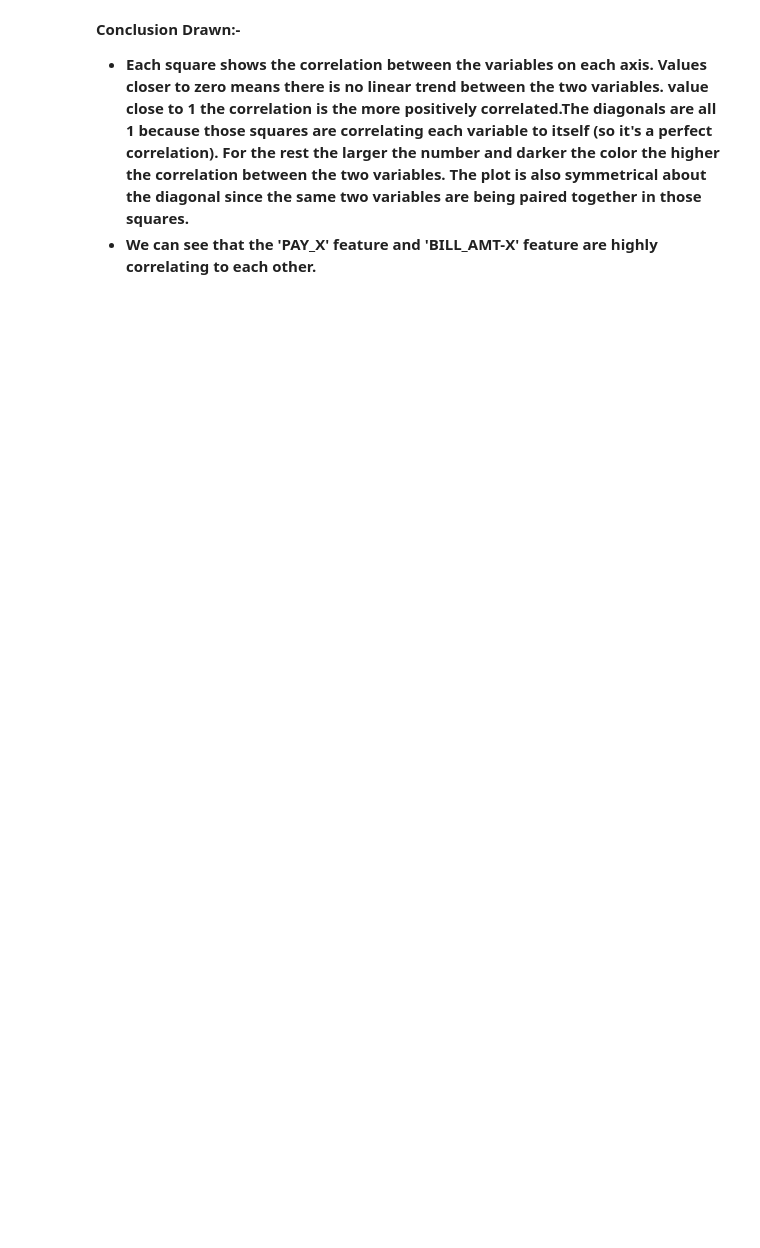
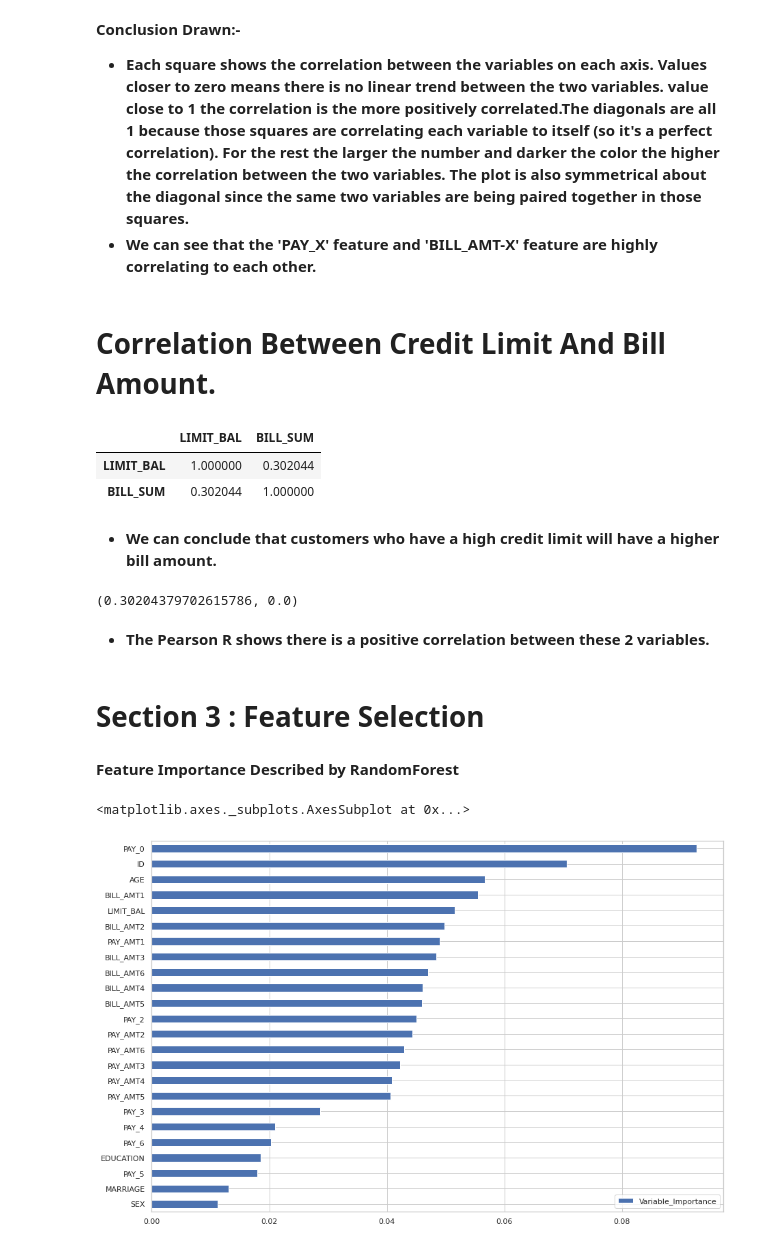
Before and after one commit to Adityasingh3008/CREDIT-CARD-DEFAULT-PREDICTION, a Jupyter notebook: Individual_Notebook_Credit_Card_Default_Prediction_(Capstone_Project_3).ipynb, the cells around one changed output. Saved outputs shown, nothing was run; the diff lists cells and outputs as text; code cells hidden in the pictures; blank space fills up the shorter version.

```diff
--- a/Individual_Notebook_Credit_Card_Default_Prediction_(Capstone_Project_3).ipynb
+++ b/Individual_Notebook_Credit_Card_Default_Prediction_(Capstone_Project_3).ipynb
@@ -751,3 +762,64 @@ sns.heatmap(abs(corr),annot = True,cmap = 'mako',annot_kws = {'size':10})
 **Conclusion Drawn:-**
  * **Each square shows the correlation between the variables on each axis. Values closer to zero means there is no linear trend between the two variables. value close to 1 the correlation is the more positively correlated.The diagonals are all 1 because those squares are correlating each variable to itself (so it's a perfect correlation). For the rest the larger the number and darker the color the higher the correlation between the two variables. The plot is also symmetrical about the diagonal since the same two variables are being paired together in those squares.**
  * **We can see that the 'PAY_X' feature and 'BILL_AMT-X' feature are highly correlating to each other.**
+# %% [markdown]
+# **Correlation Between Credit Limit And Bill Amount.**
+# %%
+dataset['BILL_SUM'] = dataset[['BILL_AMT1','BILL_AMT2','BILL_AMT3','BILL_AMT4','BILL_AMT5','BILL_AMT6']].sum(axis=1)
+credit_bill = dataset[['LIMIT_BAL','BILL_SUM']]
+credit_bill.corr()
+# %% [output]
+|  | LIMIT_BAL | BILL_SUM |
+| LIMIT_BAL | 1.000000 | 0.302044 |
+| BILL_SUM | 0.302044 | 1.000000 |
+# %% [markdown]
+* **We can conclude that customers who have a high credit limit will have a higher bill amount.**
+# %%
+from scipy import stats
+
+credit_limit = dataset['LIMIT_BAL']
+bill_amount = dataset[['BILL_AMT1','BILL_AMT2','BILL_AMT3','BILL_AMT4','BILL_AMT5','BILL_AMT6']].sum(axis=1)
+
+stats.pearsonr(credit_limit, bill_amount)
+# %% [output]
+(0.30204379702615786, 0.0)
+# %% [markdown]
+* **The Pearson R shows there is a positive correlation between these 2 variables.**
+# %% [markdown]
+# **Section 3 : Feature Selection**
+# %% [markdown]
+**Feature Importance Described by RandomForest**
+# %%
+# Separate data into X and Y components
+X = dataset.iloc[:,:-1]
+y = dataset.iloc[:,-1:]
+
+# Data splitting for 80% Train/Val and 20% Test
+X_train, X_test, y_train, y_test = train_test_split(X, y, test_size = 0.2, random_state=0)
+
+# Initializing the scaler  (Just scale every single time)
+from sklearn.preprocessing import StandardScaler
+std = StandardScaler()
+std.fit(X_train.values)
+
+# Scale the Predictors on the train/val dataset
+X_train_val_scaled = std.transform(X_train.values)
+
+# Make Instance/object
+rf = RandomForestClassifier()
+
+# Fit the model on your training data.
+rf.fit(X_train_val_scaled, y_train)
+
+# Obtain the feature importance
+feature_importance = pd.DataFrame(rf.feature_importances_,
+                                   index = X_train.columns,
+                                   columns=['Variable_Importance']).sort_values('Variable_Importance',ascending=True)
+
+# Set seaborn contexts
+sns.set(style="whitegrid")
+
+feature_importance.plot.barh(figsize=(15,10))
+# %% [output]
+<matplotlib.axes._subplots.AxesSubplot at 0x...>
+[figure, added]
```
Also changed, not shown: parts of 23 cells of this notebook.
